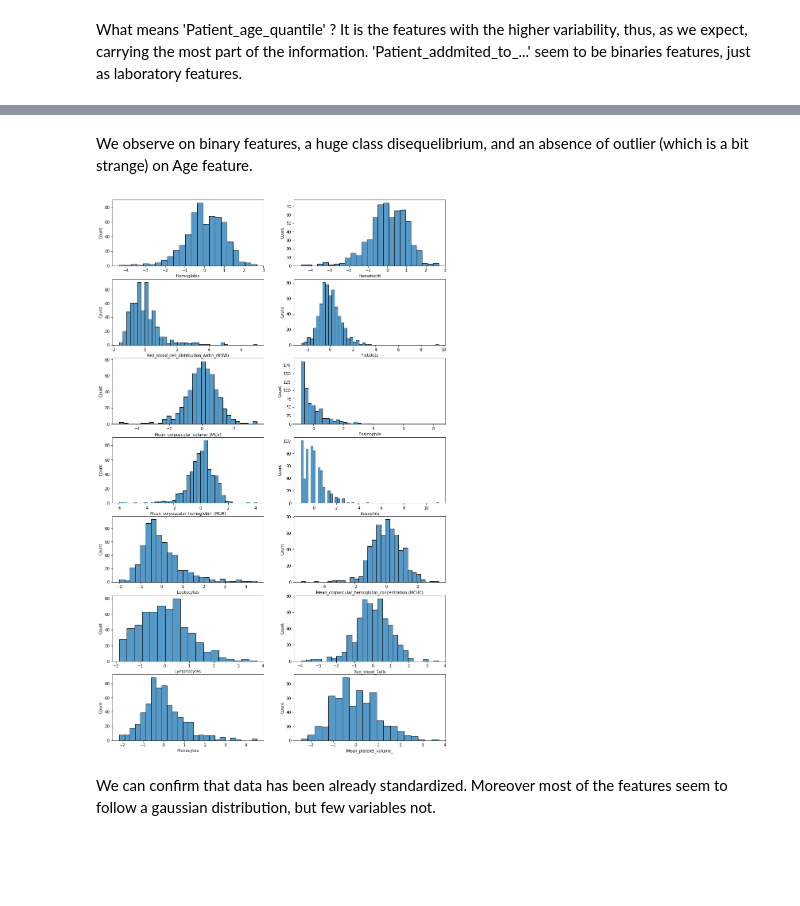
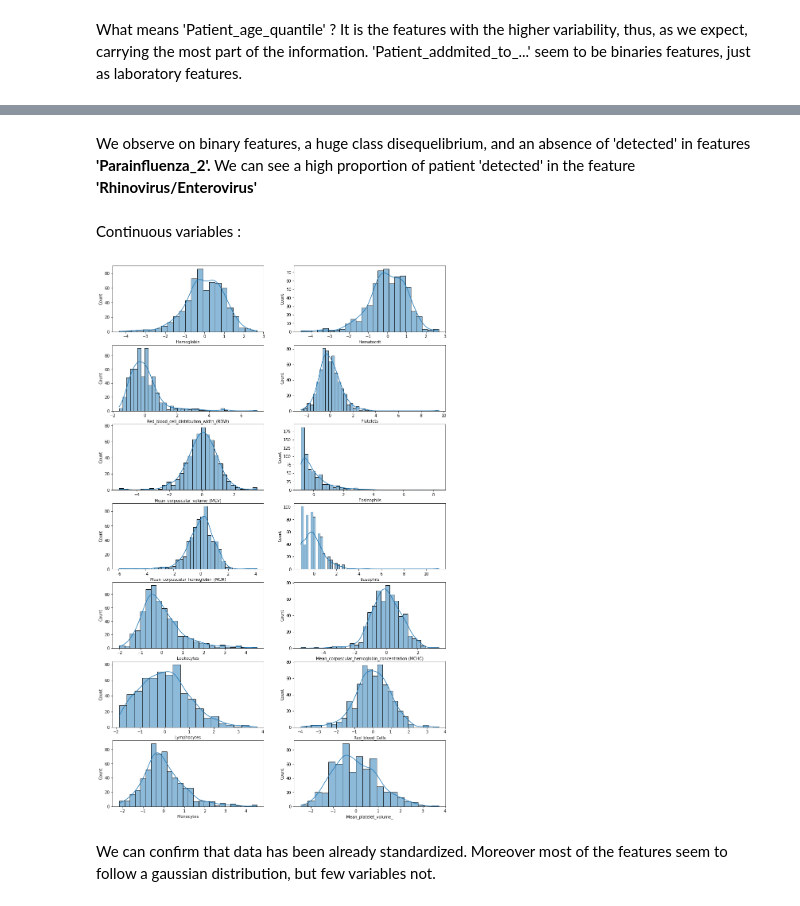
Before and after one commit to AnthonyJaquaniello/Machine_Learning, a Jupyter notebook: src/Covid.ipynb, the cells around one changed output, grey strips where cells are left out. Saved outputs shown, nothing was run; the diff lists cells and outputs as text; code cells hidden in the pictures; blank space fills up the shorter version.

Commit message:
visualizing the relation between features and targer

```diff
--- a/src/Covid.ipynb
+++ b/src/Covid.ipynb
@@ -204,6 +204,6 @@ THRESHOLD = 0.90
 DELTA = 0.001
 
 mask = df_missing_data_percent <= THRESHOLD + DELTA
-covid_filtered_features = covid[list(df_missing_data_percent[mask].index)]
+covid_filtered_features = covid[list(df_missing_data_percent[mask].index)].drop(axis=1, columns=['Patient_ID'])
 covid_filtered_features.head(n=10)
 # %% [output]
@@ -269,0 +239,14 @@ Text(0, 0.5, 'count')
+# %%
+object_col = list(covid_filtered_features.select_dtypes(include=['object', 'int64']).columns)
+print(len(object_col))
+
+figure = plt.figure(figsize=(30, 20))
+pos = 1
+
+for l in range(1, 7): #6 rows
+    for m in range(1, 5): #4 columns
+        ax = figure.add_subplot(6, 4, pos)
+        ax.pie(x=covid_filtered_features[object_col[pos-1]].value_counts(dropna=False),
+               labels=covid_filtered_features[object_col[pos-1]].unique())
+        ax.set_title(object_col[pos-1])
+        pos += 1
@@ -270,17 +255,21 @@ Text(0, 0.5, 'count')
 # %% [markdown]
-We observe on binary features, a huge class disequelibrium, and an absence of outlier (which is a bit strange) on Age feature.
+We observe on binary features, a huge class disequelibrium, and an absence of 'detected' in features <strong>'Parainfluenza_2'.</strong></br>
+We can see a high proportion of patient 'detected' in the feature <strong>'Rhinovirus/Enterovirus'</strong>
+# %% [markdown]
+Continuous variables :
 # %%
 figure = plt.figure(figsize=(15, 25))
 pos = 1
-float_col = covid_filtered_features.select_dtypes('float').columns
+float_col = list(covid_filtered_features.select_dtypes('float').columns)
 
 for l in range(1, 8): #7 rows
     for m in range(1, 3): #2 columns
         ax = figure.add_subplot(7, 2, pos)
-        sns.histplot(ax=ax, data=covid_filtered_features[float_col[pos-1]])
+        sns.histplot(ax=ax, data=covid_filtered_features[float_col[pos-1]],
+                     kde=True, line_kws={'color':'r'})
         pos += 1
 # %% [output]
-[figure, old version]
+[figure, new version]
 # %% [markdown]
 We can confirm that data has been already standardized. Moreover most of the features seem to follow a gaussian distribution, but few variables not.
 # %% [markdown]
```
Also changed, not shown: parts of 19 cells of this notebook.
